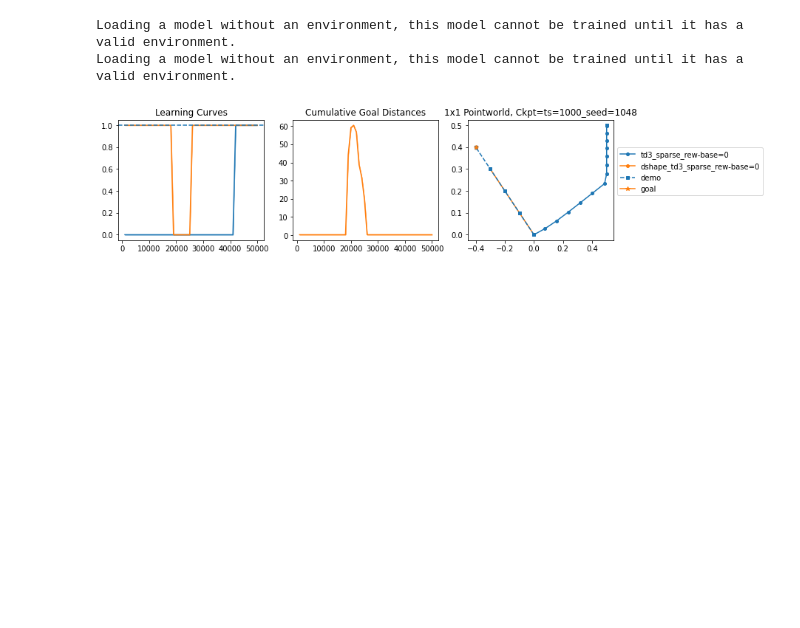
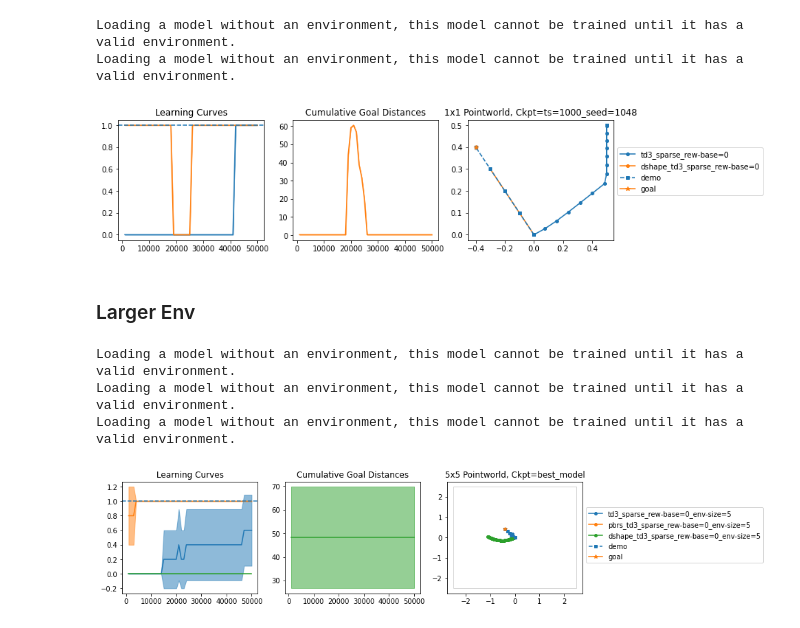
Before and after one commit to carolinewang01/dshape, a Jupyter notebook: notebooks/D-Shape+TD3 on Pointworld.ipynb, the cells around one changed output. Saved outputs shown, nothing was run; the diff lists cells and outputs as text; code cells hidden in the pictures; blank space fills up the shorter version.

Commit message:
adding final aamas results

```diff
--- a/notebooks/D-Shape+TD3 on Pointworld.ipynb
+++ b/notebooks/D-Shape+TD3 on Pointworld.ipynb
@@ -149,3 +161,47 @@ Loading a model without an environment, this model cannot be trained until it ha
 Loading a model without an environment, this model cannot be trained until it has a valid environment.
 Loading a model without an environment, this model cannot be trained until it has a valid environment.
 [figure]
+# %% [markdown]
+### Larger Env
+# %%
+env_size = 5
+global_td3_exp_params["env_size"]  = env_size
+# Expt A: sparse reward results
+# expt specifications
+sparse_expt_dict = {
+    f"td3_sparse_rew-base=0_env-size={env_size}": {"task_vars": ["time_feat"],
+            "task_log_name": f"td3_sparse_rew-base=0_env-size={env_size}",
+            "train_fn": train_td3,
+            "expt_params": {**global_td3_exp_params,
+                            "rew_base_value": 0,
+                            "sparse_rew": True
+                           }
+              },
+    f"pbrs_td3_sparse_rew-base=0_env-size={env_size}": {"task_vars": ["time_feat",  "potential"],
+             "task_log_name": f"pbrs_td3_sparse_rew-base=0_env-size={env_size}",
+             "train_fn": train_td3,
+             "expt_params": {**global_td3_exp_params,
+                            "rew_base_value": 0,
+                             "sparse_rew": True
+                            }
+              },
+    f"dshape_td3_sparse_rew-base=0_env-size={env_size}": {"task_vars": ["time_feat", "her"],
+               "task_log_name": f"dshape_td3_sparse_rew-base=0_env-size={env_size}",
+               "train_fn": train_her_td3,
+               "expt_params": {**global_td3_exp_params,
+                               "goal_sampling_strategy": "random",
+                               "n_sampled_goal": 3,
+                               "rew_base_value": 0,
+                               "sparse_rew": True
+                              }
+             },
+}
+
+# run_expts(sparse_expt_dict, n_runs=5)
+# %%
+visualize(base_path, sparse_expt_dict, algo_name="td3", run_ids=[1, 2, 3, 4, 5])
+# %% [output]
+Loading a model without an environment, this model cannot be trained until it has a valid environment.
+Loading a model without an environment, this model cannot be trained until it has a valid environment.
+Loading a model without an environment, this model cannot be trained until it has a valid environment.
+[figure, added]
```
Also changed, not shown: parts of 5 cells of this notebook, 9 other files.
